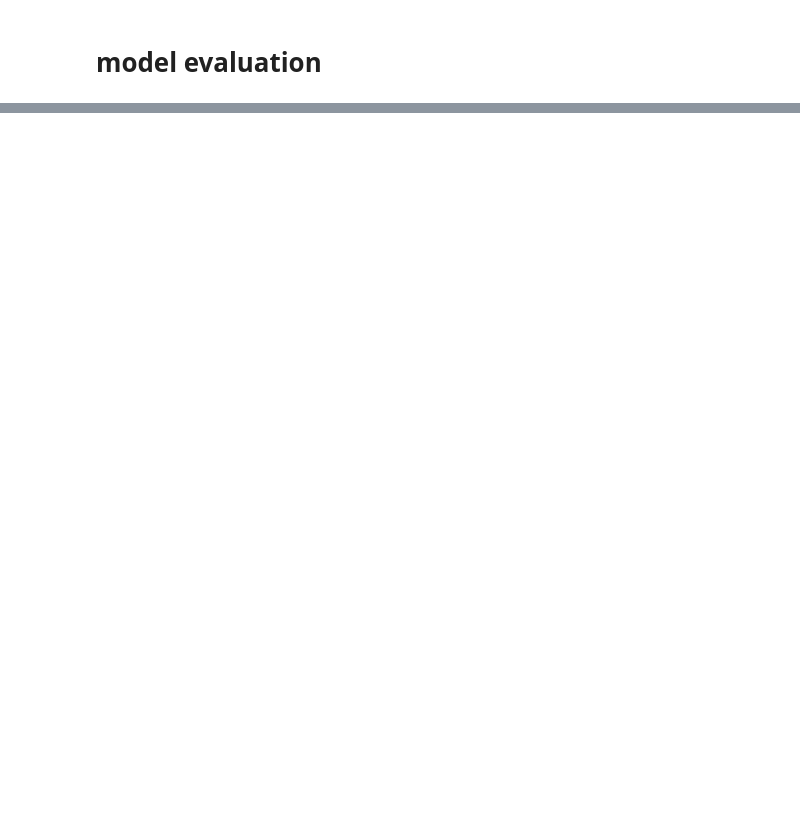
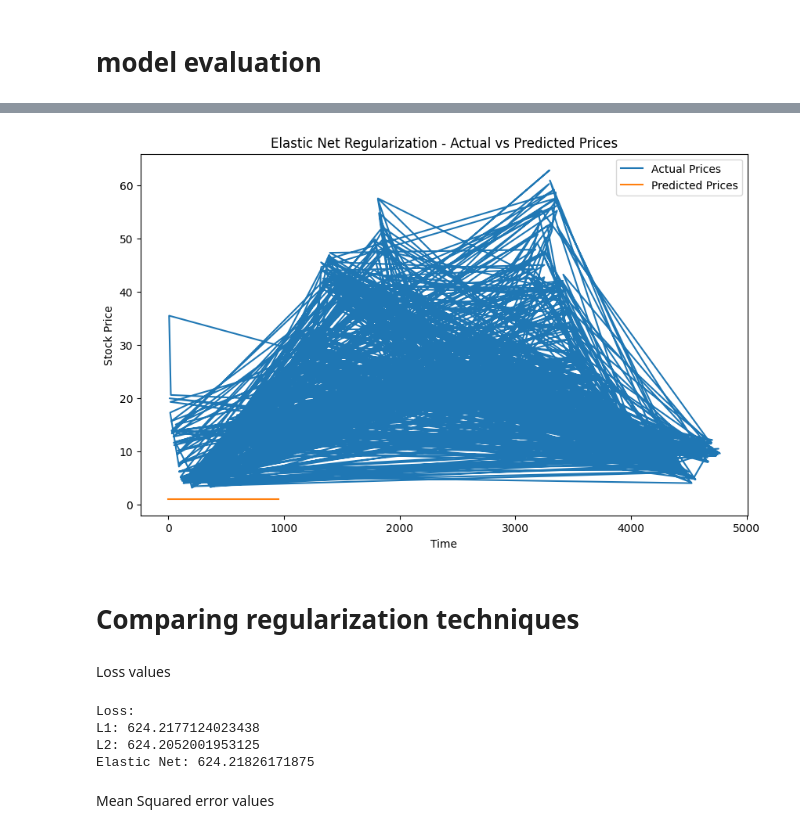
Before and after one commit to Aleena24/Deep-Learning, a Jupyter notebook: DL_test.ipynb, the cells around one changed output, grey strips where cells are left out. Drawn from its saved outputs; the diff is of its cells as text; code cells hidden in the pictures; blank space fills up the shorter version.

```diff
--- a/DL_test.ipynb
+++ b/DL_test.ipynb
@@ -160,0 +285,10 @@ Epoch 100/100
+# %%
+plt.figure(figsize=(10, 6))
+plt.plot(y_test, label='Actual Prices')
+plt.plot(elastic_net_model.predict(X_test), label='Predicted Prices')
+plt.title('Elastic Net Regularization - Actual vs Predicted Prices')
+plt.xlabel('Time')
+plt.ylabel('Stock Price')
+plt.legend()
+plt.show()
+# %% [output]
@@ -160,0 +296,17 @@ Epoch 100/100
+[figure, added]
+# %% [markdown]
+# Comparing regularization techniques
+# %% [markdown]
+Loss values
+# %%
+print('Loss:')
+print('L1:', l1_model_loss)
+print('L2:', l2_model_loss)
+print('Elastic Net:', en_model_loss)
+# %% [output]
+Loss:
+L1: 624.2177124023438
+L2: 624.2052001953125
+Elastic Net: 624.21826171875
+# %% [markdown]
+Mean Squared error values
```
Also changed, not shown: parts of 19 cells of this notebook.
